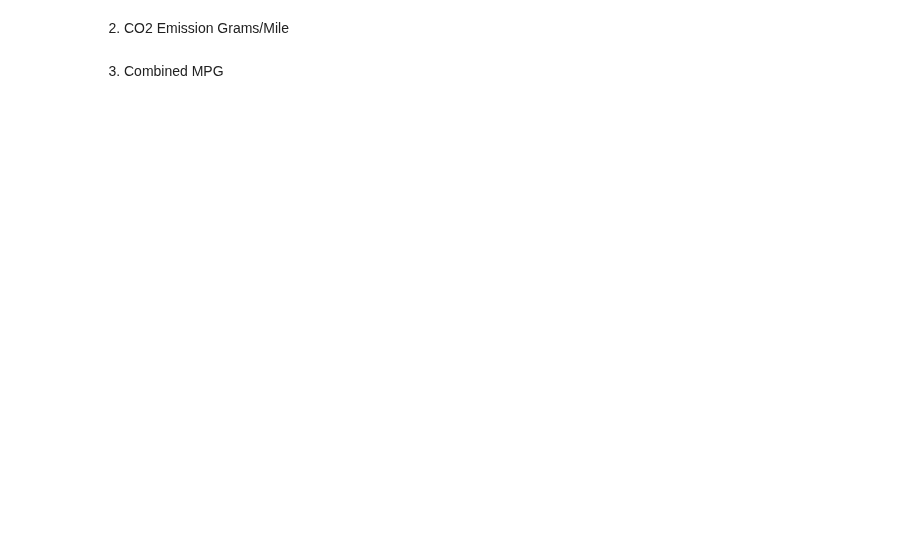
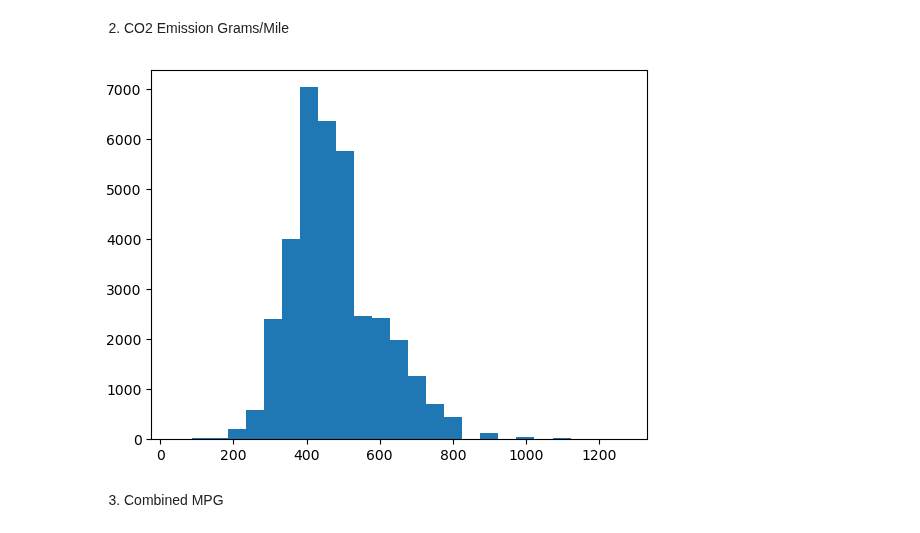
Before and after one commit to ta-data-lis/lab-probability-distributions, a Jupyter notebook: your-code/continuous.ipynb, the cells around one changed output. Saved outputs shown, nothing was run; the diff lists cells and outputs as text; code cells hidden in the pictures; blank space fills up the shorter version.

```diff
--- a/your-code/continuous.ipynb
+++ b/your-code/continuous.ipynb
@@ -83,3 +175,9 @@ Then plot the histograms for the following variables:
+# %%
+# your code here
+plt.hist(vehicles['CO2 Emission Grams/Mile'], bins= 25)
+plt.show()
+# %% [output]
+[figure, added]
 # %% [markdown]
 3. Combined MPG
 # %%
```
Also changed, not shown: parts of 20 cells of this notebook.
